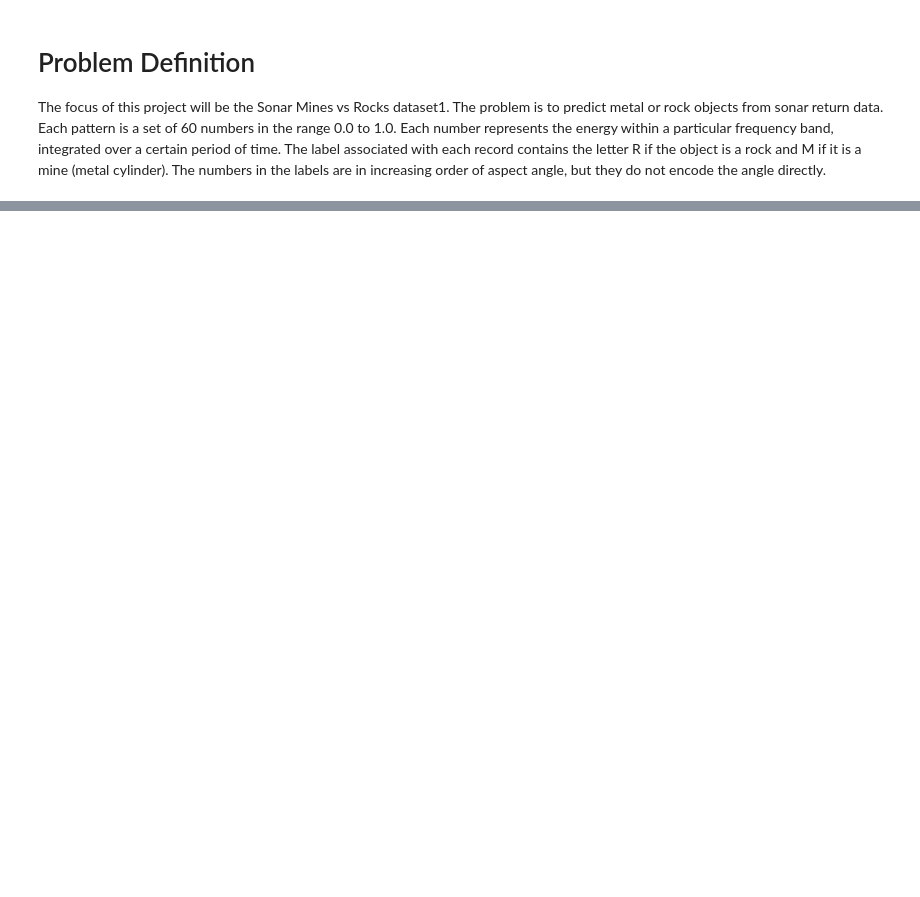
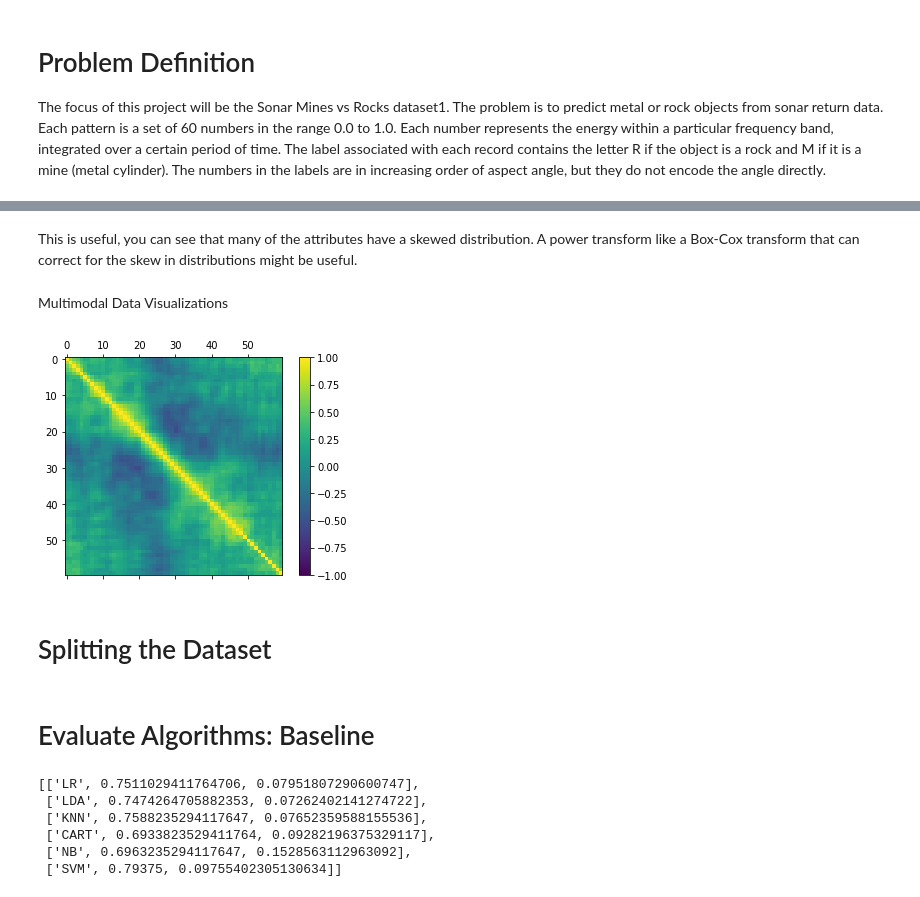
Before and after one commit to marcelounb/ML-Mastery-with-Python-Course, a Jupyter notebook: chap21_Binary_Classiﬁcation_ML_Case_Study_Project.ipynb, the cells around one changed output, grey strips where cells are left out. Saved outputs shown, nothing was run; the diff lists cells and outputs as text; code cells hidden in the pictures; blank space fills up the shorter version.

```diff
--- a/chap21_Binary_Classiﬁcation_ML_Case_Study_Project.ipynb
+++ b/chap21_Binary_Classiﬁcation_ML_Case_Study_Project.ipynb
@@ -31,0 +123,15 @@ from sklearn.ensemble import ExtraTreesClassifier
+# %% [markdown]
+This is useful, you can see that many of the attributes have a skewed distribution. A power transform like a Box-Cox transform that can correct for the skew in distributions might be useful.
+# %% [markdown]
+Multimodal Data Visualizations
+# %%
+# correlation matrix
+fig = plt.figure()
+ax = fig.add_subplot(111)
+cax = ax.matshow(dataset.corr(), vmin=-1, vmax=1, interpolation='none')
+fig.colorbar(cax)
+plt.show()
+# %% [output]
+[figure, added]
+# %% [markdown]
+# Splitting the Dataset
@@ -31,0 +145,2 @@ from sklearn.ensemble import ExtraTreesClassifier
+# %% [markdown]
+# Evaluate Algorithms: Baseline
@@ -31,0 +161,18 @@ from sklearn.ensemble import ExtraTreesClassifier
+# %%
+results = []
+names = []
+msg = []
+for name, model in models:
+  kfold = KFold(n_splits=num_folds)
+  cv_results = cross_val_score(model, X_train, Y_train, cv=kfold, scoring=scoring)
+  results.append(cv_results)
+  names.append(name)
+  msg.append([name, cv_results.mean(), cv_results.std()])
+msg
+# %% [output]
+[['LR', 0.7511029411764706, 0.07951807290600747],
+ ['LDA', 0.7474264705882353, 0.07262402141274722],
+ ['KNN', 0.7588235294117647, 0.07652359588155536],
+ ['CART', 0.6933823529411764, 0.09282196375329117],
+ ['NB', 0.6963235294117647, 0.1528563112963092],
+ ['SVM', 0.79375, 0.09755402305130634]]
```
Also changed, not shown: parts of 21 cells of this notebook.
